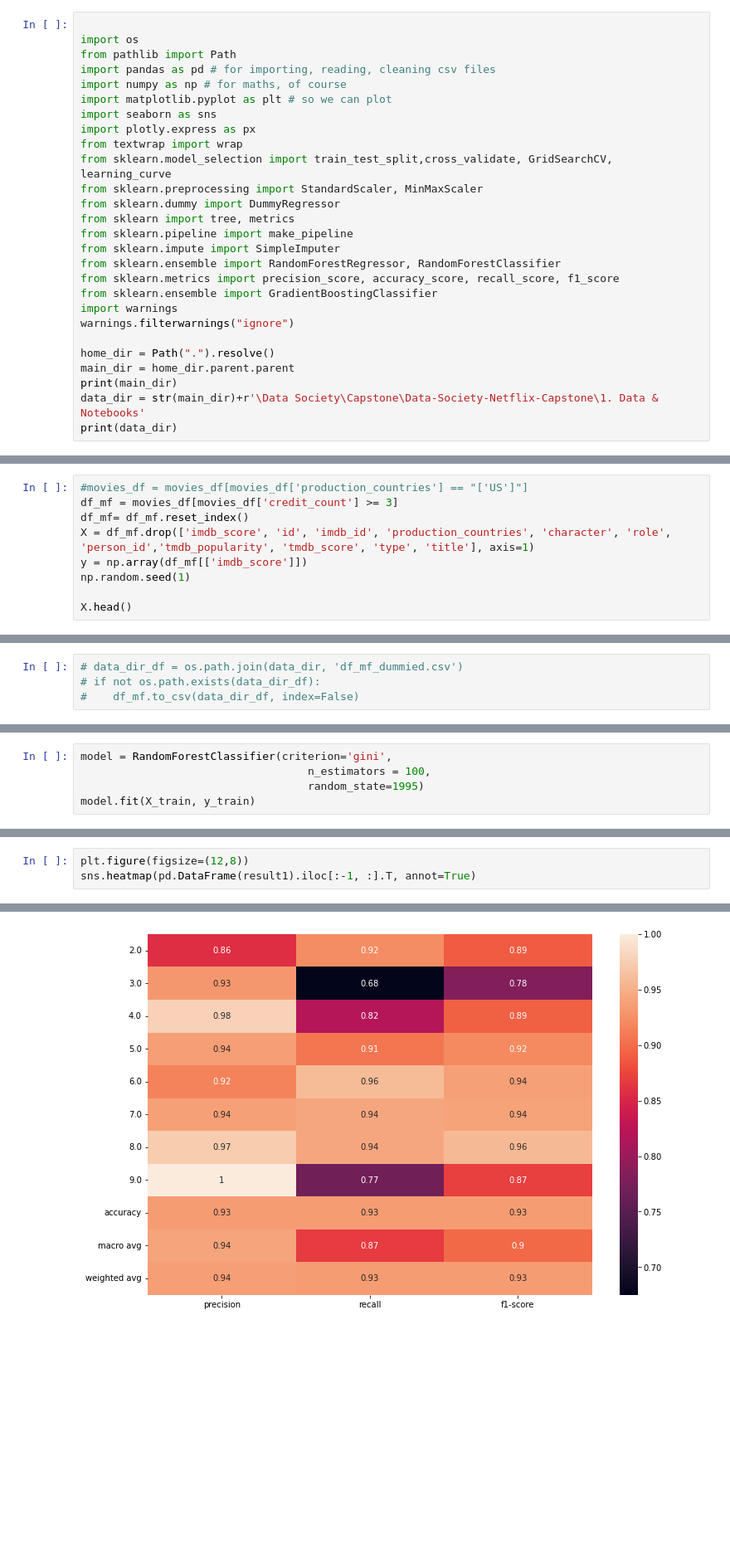
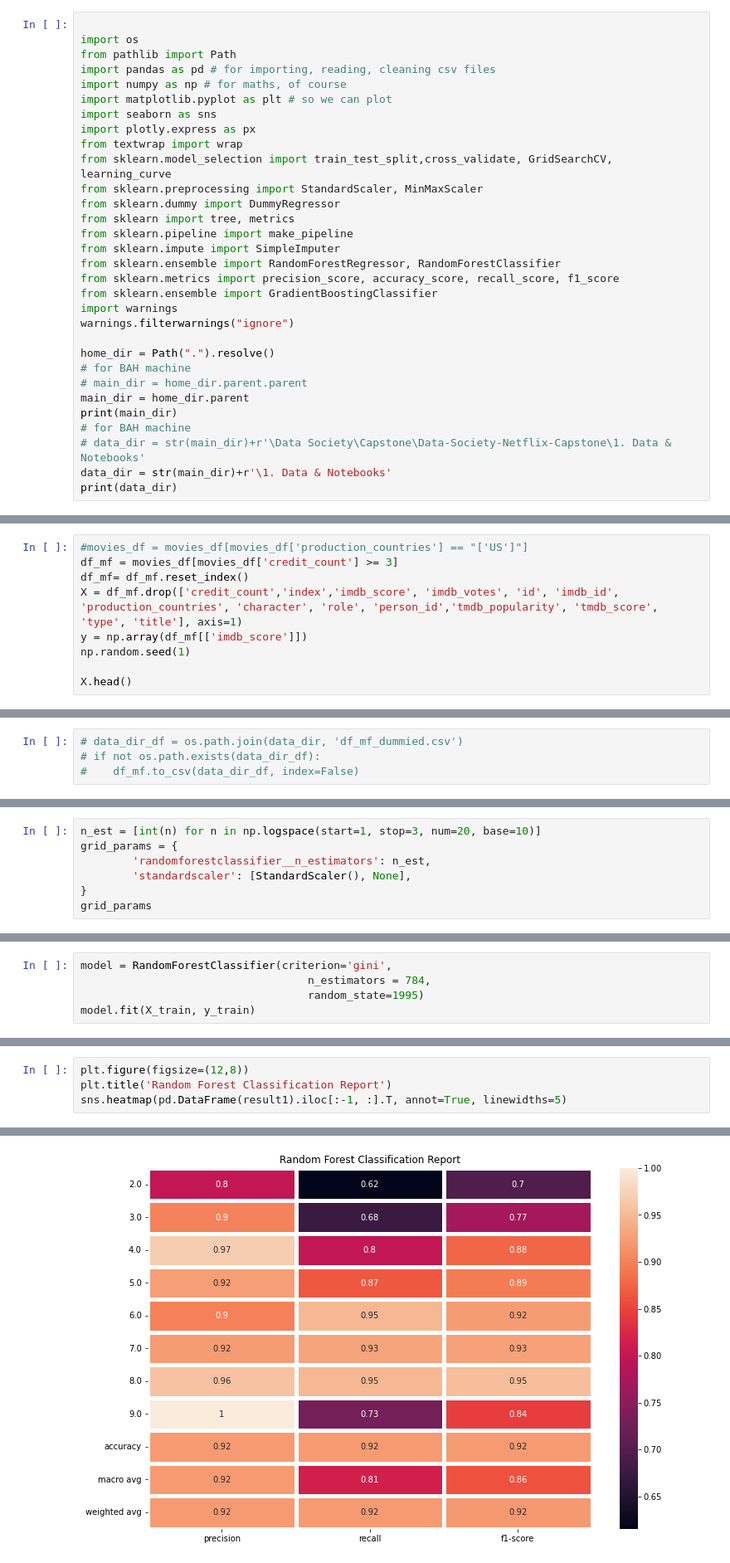
Before and after one commit to Shane-McCallum/Data-Society-Netflix-Capstone, a Jupyter notebook: 1. Data & Notebooks/Netflix Data - Classification.ipynb, the cells around one changed output, grey strips where cells are left out. Shown at 83% size. Drawn from its saved outputs; the diff is of its cells as text; blank space fills up the shorter version.

```diff
--- a/1. Data & Notebooks/Netflix Data - Classification.ipynb
+++ b/1. Data & Notebooks/Netflix Data - Classification.ipynb
@@ -29,8 +29,12 @@ import warnings
 warnings.filterwarnings("ignore")
 
 home_dir = Path(".").resolve()
-main_dir = home_dir.parent.parent
+# for BAH machine
+# main_dir = home_dir.parent.parent
+main_dir = home_dir.parent
 print(main_dir)
-data_dir = str(main_dir)+r'\Data Society\Capstone\Data-Society-Netflix-Capstone\1. Data & Notebooks'
+# for BAH machine
+# data_dir = str(main_dir)+r'\Data Society\Capstone\Data-Society-Netflix-Capstone\1. Data & Notebooks'
+data_dir = str(main_dir)+r'\1. Data & Notebooks'
 print(data_dir)
 # %% [output]
@@ -140,7 +144,7 @@ aX = sns.boxplot(x=movies_df['credit_count'])
 #movies_df = movies_df[movies_df['production_countries'] == "['US']"]
 df_mf = movies_df[movies_df['credit_count'] >= 3]
 df_mf= df_mf.reset_index()
-X = df_mf.drop(['imdb_score', 'id', 'imdb_id', 'production_countries', 'character', 'role', 'person_id','tmdb_popularity', 'tmdb_score', 'type', 'title'], axis=1)
+X = df_mf.drop(['credit_count','index','imdb_score', 'imdb_votes', 'id', 'imdb_id', 'production_countries', 'character', 'role', 'person_id','tmdb_popularity', 'tmdb_score', 'type', 'title'], axis=1)
 y = np.array(df_mf[['imdb_score']])
 np.random.seed(1)
 
@@ -221,0 +196,7 @@ plt.title('Best random forest classifier feature importances');
+# %%
+n_est = [int(n) for n in np.logspace(start=1, stop=3, num=20, base=10)]
+grid_params = {
+        'randomforestclassifier__n_estimators': n_est,
+        'standardscaler': [StandardScaler(), None],
+}
+grid_params
@@ -222,6 +269,6 @@ plt.title('Best random forest classifier feature importances');
 # %%
 model = RandomForestClassifier(criterion='gini',
-                                   n_estimators = 100,
+                                   n_estimators = 784,
                                    random_state=1995)
 model.fit(X_train, y_train)
 # %% [output]
@@ -273,4 +319,5 @@ plt.show()
 # %%
 plt.figure(figsize=(12,8))
-sns.heatmap(pd.DataFrame(result1).iloc[:-1, :].T, annot=True)
+plt.title('Random Forest Classification Report')
+sns.heatmap(pd.DataFrame(result1).iloc[:-1, :].T, annot=True, linewidths=5)
 # %% [output]
@@ -278,4 +325,4 @@ sns.heatmap(pd.DataFrame(result1).iloc[:-1, :].T, annot=True)
-[figure, old version]
+[figure, new version]
 # %%
 print("Accuracy on training set: {:.3f}".format(model.score(X_train, y_train)))
 print("Accuracy on test set: {:.3f}".format(model.score(X_test, y_test)))
```
Also changed, not shown: parts of 28 cells of this notebook, 6 other files.
